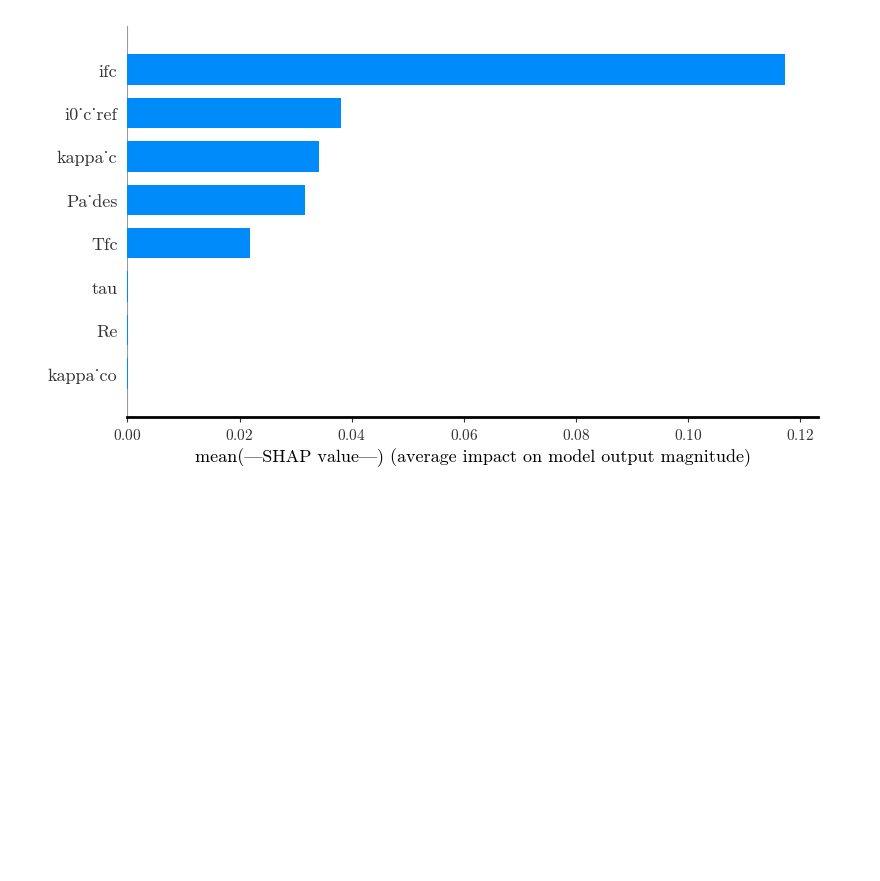
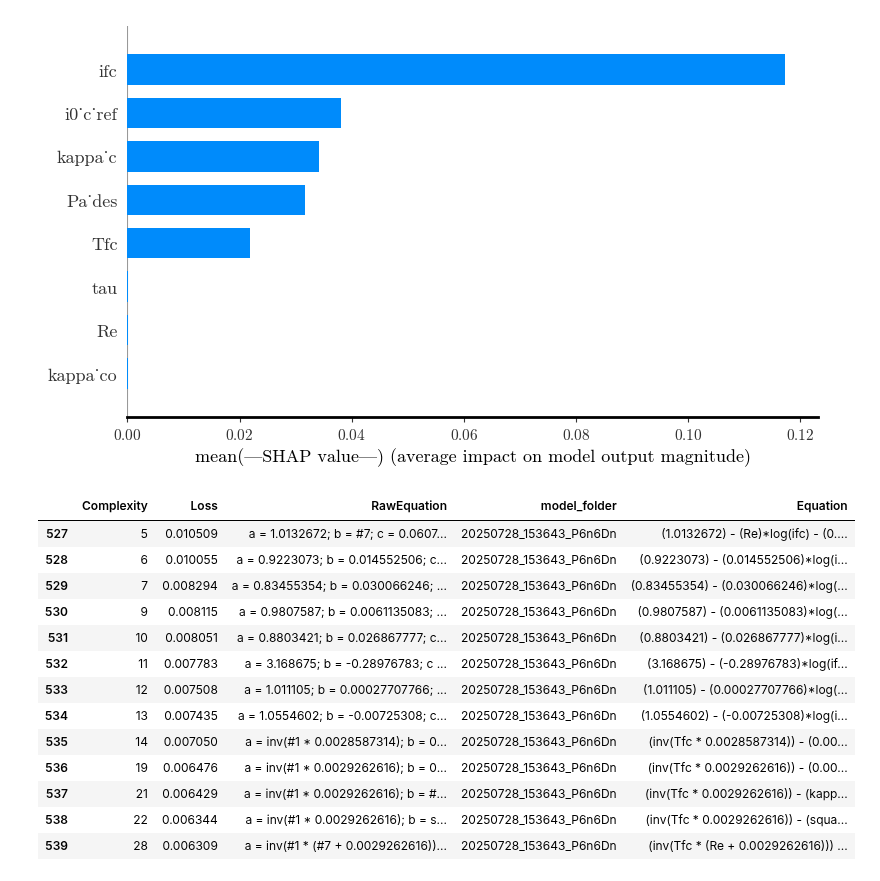
Before and after one commit to DejvisT/Sensitivity-Analysis-and-Surrogate-Modeling-of-PEM-Fuel-Cells, a Jupyter notebook: notebooks/14_SR_results.ipynb, the cells around one changed output. Drawn from its saved outputs; the diff is of its cells as text; code cells hidden in the pictures; blank space fills up the shorter version.

Commit message:
Adding the results of the non-physics informed pysr

```diff
--- a/notebooks/14_SR_results.ipynb
+++ b/notebooks/14_SR_results.ipynb
@@ -439,3 +439,74 @@ shap.summary_plot(shap_values, test_df[parameters].sample(1000, random_state=1))
 shap.summary_plot(shap_values, test_df[parameters].sample(1000, random_state=1), plot_type="bar")
 # %% [output]
 [figure]
+# %%
+df_all_equations_informed = load_all_pysr_equations(output_csv=None)
+df_all_equations_informed = df_all_equations_informed[df_all_equations_informed['model_folder'] == '20250728_153643_P6n6Dn']
+# %%
+import re
+
+def replace_hash_variables(expr: str, variable_names: list[str]) -> str:
+    """
+    Replace #n placeholders with corresponding variable names from variable_names.
+    Uses word boundary to avoid partial replacements (e.g., not replacing #4 inside 'square').
+    """
+    def replacer(match):
+        idx = int(match.group(1)) - 1  # #1 -> variable_names[0]
+        if 0 <= idx < len(variable_names):
+            return variable_names[idx]
+        else:
+            # If index out of range, return original text unchanged
+            return match.group(0)
+    return re.sub(r"#(\d+)\b", replacer, expr)
+
+
+def expand_template_expression(expr_string: str, combine_template: str, variable_names: list[str]) -> str:
+    """
+    1) Replace all #n with variable names in the raw expression.
+    2) Parse assignments like a = ..., b = ...
+    3) Replace a,b,c,d,e in the template with the corresponding expanded expressions.
+    """
+    # Step 1: Replace #n in the whole expr_string (the assignments section)
+    expr_string = replace_hash_variables(expr_string, variable_names)
+
+    # Step 2: Parse assignments like a = ..., b = ..., c = ..., etc.
+    assignments = dict(re.findall(r'([a-e])\s*=\s*([^;]+?)(?:;|\s*$)', expr_string))
+
+    full_equation = combine_template
+    for name, expression in assignments.items():
+        # Use word boundary \b to avoid partial matches (like replacing 'a' inside 'square')
+        full_equation = re.sub(rf"\b{name}\b", f"({expression})", full_equation)
+
+    return full_equation
+
+combine_template = (
+    "a "
+    "- b*log(ifc) "
+    "- c*ifc "
+    "- d*log(1- ifc / e)"
+)
+
+df_all_equations_informed = df_all_equations_informed
+df_all_equations_informed.rename(columns={"Equation": "RawEquation"}, inplace=True)
+
+
+df_all_equations_informed["Equation"] = df_all_equations_informed["RawEquation"].apply(
+    lambda expr: expand_template_expression(expr, combine_template, parameters)
+)
+
+df_all_equations_informed
+# %% [output]
+|  | Complexity | Loss | RawEquation | model_folder | Equation |
+| 527 | 5 | 0.010509 | a = 1.0132672; b = #7; c = 0.0607... | 20250728_153643_P6n6Dn | (1.0132672) - (Re)*log(ifc) - (0.... |
+| 528 | 6 | 0.010055 | a = 0.9223073; b = 0.014552506; c... | 20250728_153643_P6n6Dn | (0.9223073) - (0.014552506)*log(i... |
+| 529 | 7 | 0.008294 | a = 0.83455354; b = 0.030066246; ... | 20250728_153643_P6n6Dn | (0.83455354) - (0.030066246)*log(... |
+| 530 | 9 | 0.008115 | a = 0.9807587; b = 0.0061135083; ... | 20250728_153643_P6n6Dn | (0.9807587) - (0.0061135083)*log(... |
+| 531 | 10 | 0.008051 | a = 0.8803421; b = 0.026867777; c... | 20250728_153643_P6n6Dn | (0.8803421) - (0.026867777)*log(i... |
+| 532 | 11 | 0.007783 | a = 3.168675; b = -0.28976783; c ... | 20250728_153643_P6n6Dn | (3.168675) - (-0.28976783)*log(if... |
+| 533 | 12 | 0.007508 | a = 1.011105; b = 0.00027707766; ... | 20250728_153643_P6n6Dn | (1.011105) - (0.00027707766)*log(... |
+| 534 | 13 | 0.007435 | a = 1.0554602; b = -0.00725308; c... | 20250728_153643_P6n6Dn | (1.0554602) - (-0.00725308)*log(i... |
+| 535 | 14 | 0.007050 | a = inv(#1 * 0.0028587314); b = 0... | 20250728_153643_P6n6Dn | (inv(Tfc * 0.0028587314)) - (0.00... |
+| 536 | 19 | 0.006476 | a = inv(#1 * 0.0029262616); b = 0... | 20250728_153643_P6n6Dn | (inv(Tfc * 0.0029262616)) - (0.00... |
+| 537 | 21 | 0.006429 | a = inv(#1 * 0.0029262616); b = #... | 20250728_153643_P6n6Dn | (inv(Tfc * 0.0029262616)) - (kapp... |
+| 538 | 22 | 0.006344 | a = inv(#1 * 0.0029262616); b = s... | 20250728_153643_P6n6Dn | (inv(Tfc * 0.0029262616)) - (squa... |
+| 539 | 28 | 0.006309 | a = inv(#1 * (#7 + 0.0029262616))... | 20250728_153643_P6n6Dn | (inv(Tfc * (Re + 0.0029262616))) ... |
```
Also changed, not shown: parts of 4 cells of this notebook.
